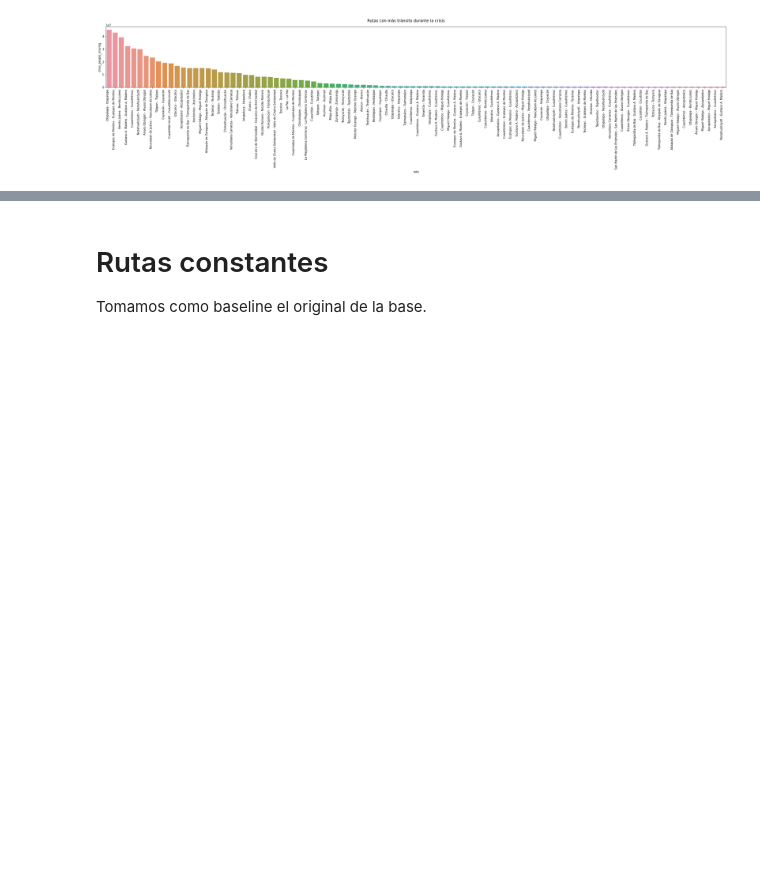
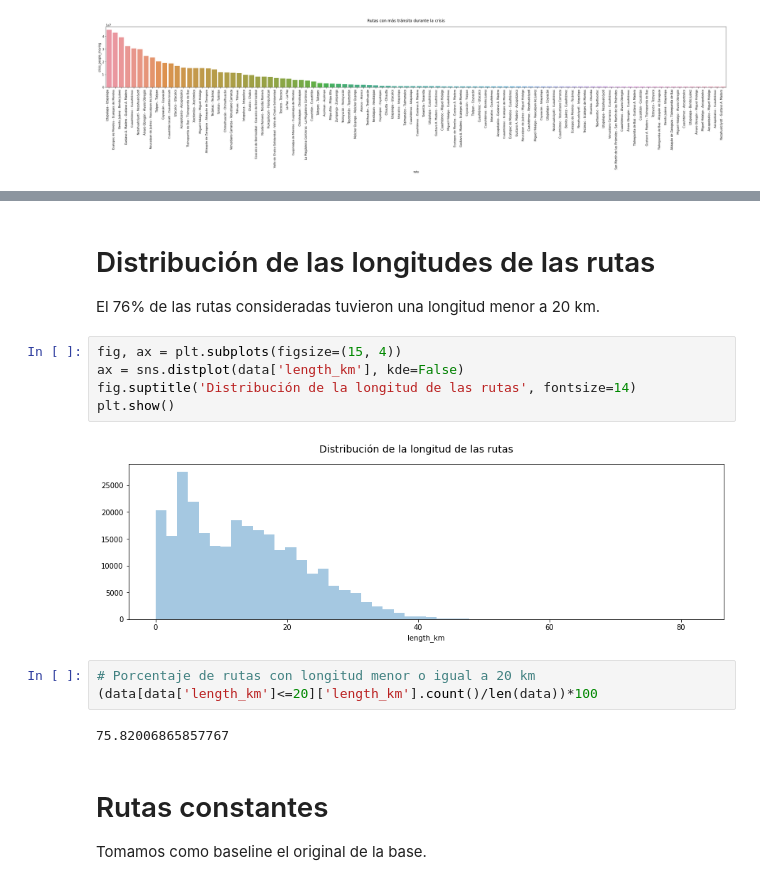
Before and after one commit to sociedat/movicovid, a Jupyter notebook: Codigo/EDA_iter1.ipynb, the cells around one changed output, grey strips where cells are left out. Cells and saved outputs as stored; diff of their text form; blank space fills up the shorter version.

```diff
--- a/Codigo/EDA_iter1.ipynb
+++ b/Codigo/EDA_iter1.ipynb
@@ -538,3 +566,19 @@ plt.show()
+# %% [markdown]
+# Distribución de las longitudes de las rutas
+
+El 76% de las rutas consideradas tuvieron una longitud menor a 20 km.
+# %%
+fig, ax = plt.subplots(figsize=(15, 4))
+ax = sns.distplot(data['length_km'], kde=False)
+fig.suptitle('Distribución de la longitud de las rutas', fontsize=14)
+plt.show()
+# %% [output]
+[figure, added]
+# %%
+# Porcentaje de rutas con longitud menor o igual a 20 km
+(data[data['length_km']<=20]['length_km'].count()/len(data))*100
+# %% [output]
+75.82006865857767
 # %% [markdown]
 # Rutas constantes
 
```
Also changed, not shown: parts of 35 cells of this notebook, 1 other file.
